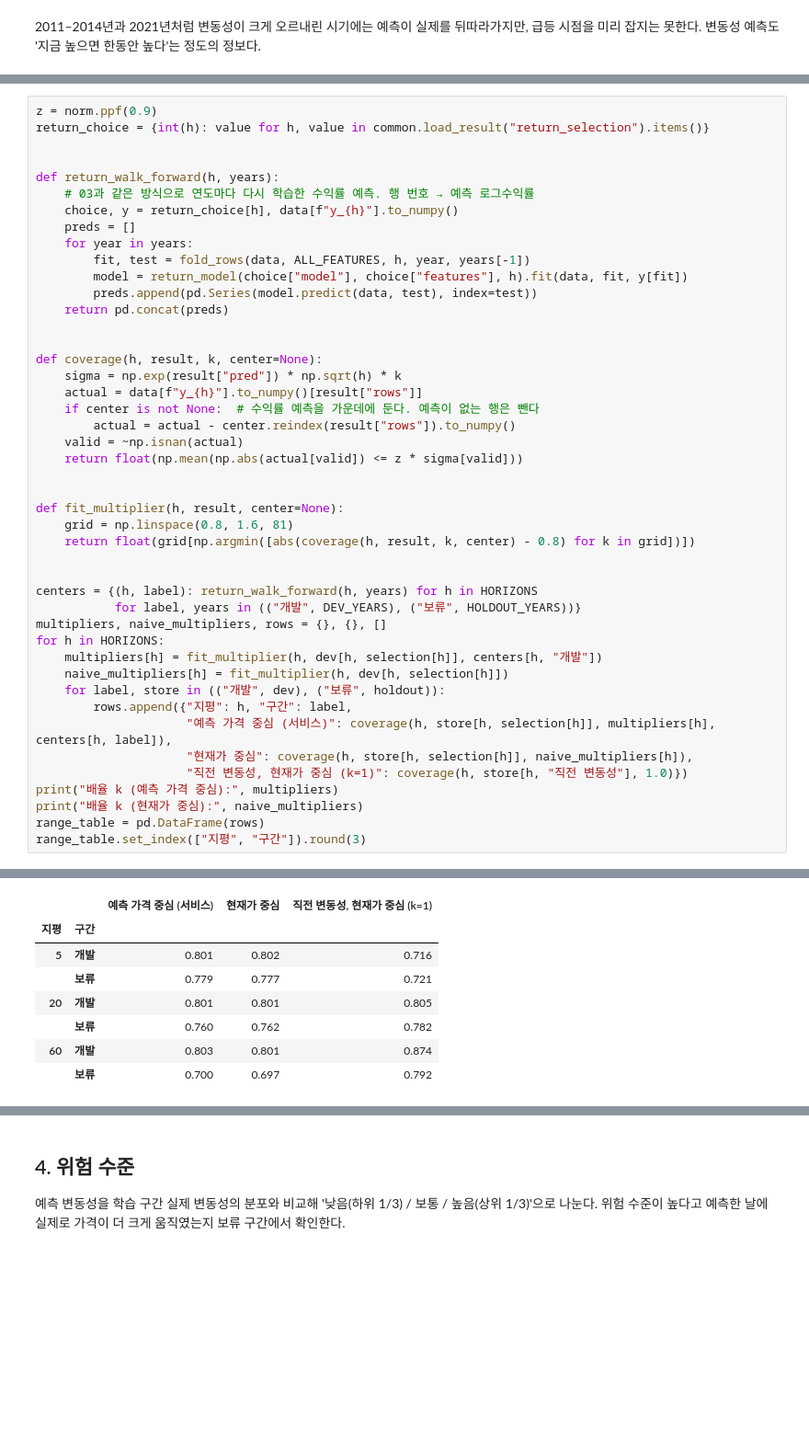
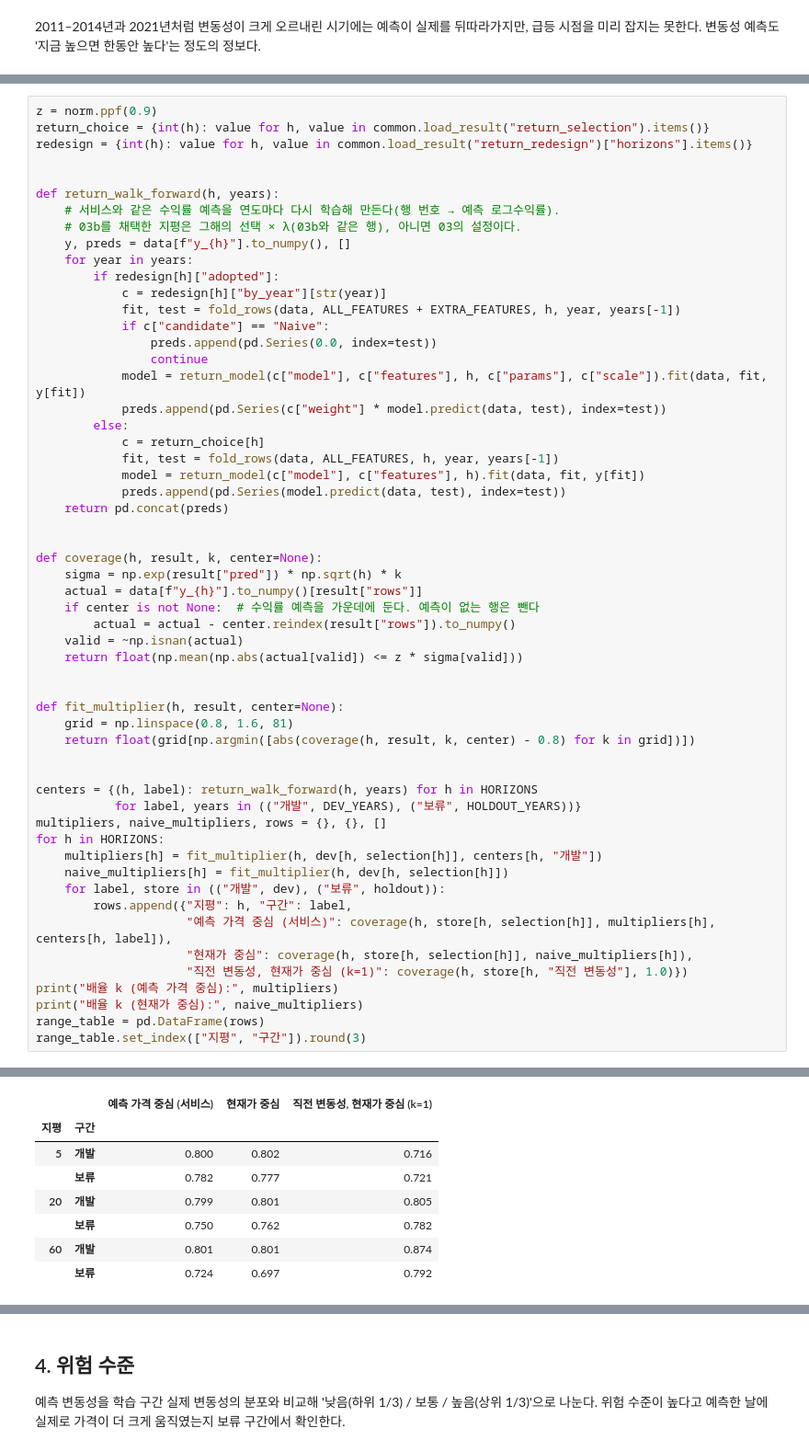
Before and after one commit to sjinie/Coffee_Price_Prediction, a Jupyter notebook: notebooks/04_volatility.ipynb, the cells around one changed output, grey strips where cells are left out. Shown at 92% size. Saved outputs shown, nothing was run; the diff lists cells and outputs as text; blank space fills up the shorter version.

```diff
--- a/notebooks/04_volatility.ipynb
+++ b/notebooks/04_volatility.ipynb
@@ -172,16 +172,27 @@ plt.show()
 # %%
 z = norm.ppf(0.9)
 return_choice = {int(h): value for h, value in common.load_result("return_selection").items()}
+redesign = {int(h): value for h, value in common.load_result("return_redesign")["horizons"].items()}
 
 
 def return_walk_forward(h, years):
-    # 03과 같은 방식으로 연도마다 다시 학습한 수익률 예측. 행 번호 → 예측 로그수익률
-    choice, y = return_choice[h], data[f"y_{h}"].to_numpy()
-    preds = []
+    # 서비스와 같은 수익률 예측을 연도마다 다시 학습해 만든다(행 번호 → 예측 로그수익률).
+    # 03b를 채택한 지평은 그해의 선택 × λ(03b와 같은 행), 아니면 03의 설정이다.
+    y, preds = data[f"y_{h}"].to_numpy(), []
     for year in years:
-        fit, test = fold_rows(data, ALL_FEATURES, h, year, years[-1])
-        model = return_model(choice["model"], choice["features"], h).fit(data, fit, y[fit])
-        preds.append(pd.Series(model.predict(data, test), index=test))
+        if redesign[h]["adopted"]:
+            c = redesign[h]["by_year"][str(year)]
+            fit, test = fold_rows(data, ALL_FEATURES + EXTRA_FEATURES, h, year, years[-1])
+            if c["candidate"] == "Naive":
+                preds.append(pd.Series(0.0, index=test))
+                continue
+            model = return_model(c["model"], c["features"], h, c["params"], c["scale"]).fit(data, fit, y[fit])
+            preds.append(pd.Series(c["weight"] * model.predict(data, test), index=test))
+        else:
+            c = return_choice[h]
+            fit, test = fold_rows(data, ALL_FEATURES, h, year, years[-1])
+            model = return_model(c["model"], c["features"], h).fit(data, fit, y[fit])
+            preds.append(pd.Series(model.predict(data, test), index=test))
     return pd.concat(preds)
 
 
@@ -219,10 +230,10 @@ range_table.set_index(["지평", "구간"]).round(3)
 배율 k (현재가 중심): {5: 1.21, 20: 1.0, 60: 0.89}
 |  |  | 예측 가격 중심 (서비스) | 현재가 중심 | 직전 변동성, 현재가 중심 (k=1) |
 | 지평 | 구간 |  |  |  |
-| 5 | 개발 | 0.801 | 0.802 | 0.716 |
-|  | 보류 | 0.779 | 0.777 | 0.721 |
-| 20 | 개발 | 0.801 | 0.801 | 0.805 |
-|  | 보류 | 0.760 | 0.762 | 0.782 |
-| 60 | 개발 | 0.803 | 0.801 | 0.874 |
-|  | 보류 | 0.700 | 0.697 | 0.792 |
+| 5 | 개발 | 0.800 | 0.802 | 0.716 |
+|  | 보류 | 0.782 | 0.777 | 0.721 |
+| 20 | 개발 | 0.799 | 0.801 | 0.805 |
+|  | 보류 | 0.750 | 0.762 | 0.782 |
+| 60 | 개발 | 0.801 | 0.801 | 0.874 |
+|  | 보류 | 0.724 | 0.697 | 0.792 |
 # %% [markdown]
```
Also changed, not shown: parts of 5 cells of this notebook, 31 other files.
